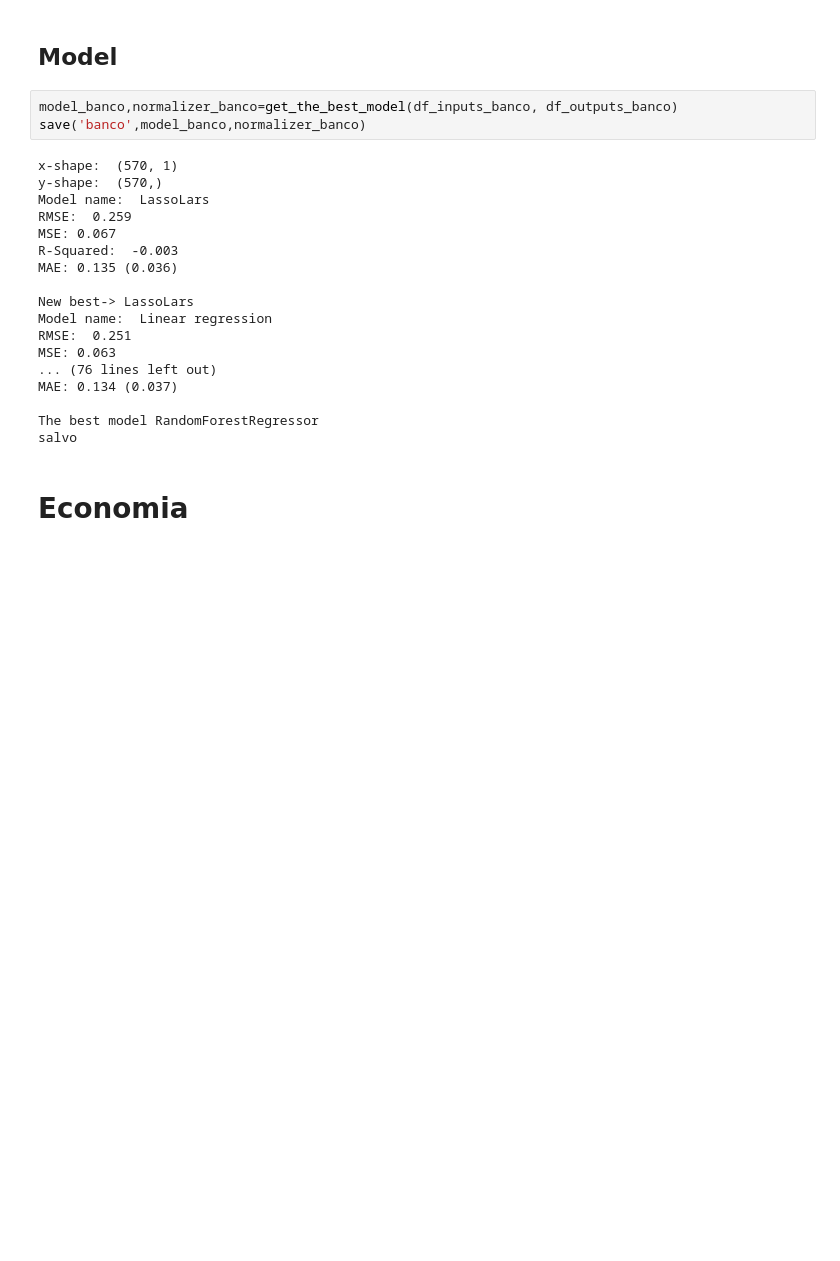
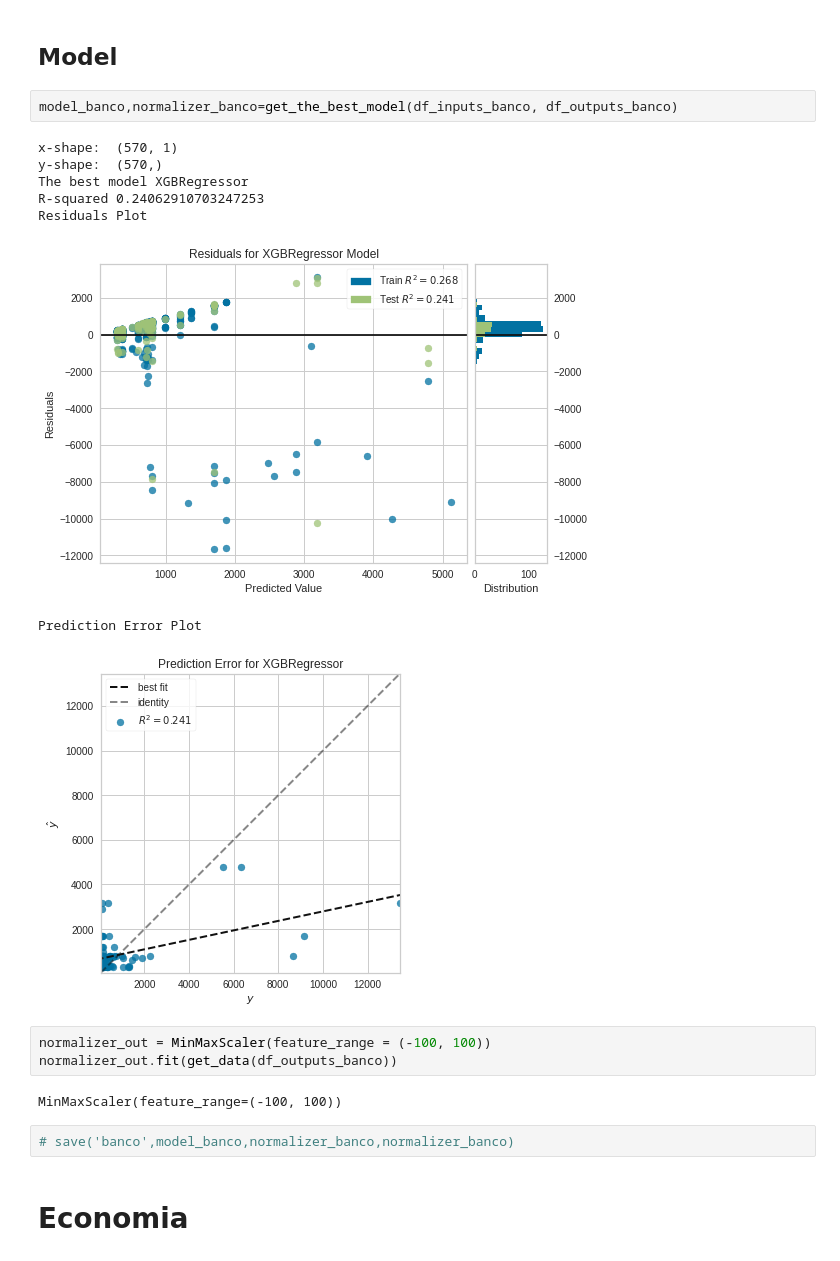
Before and after one commit to Matheus73/jogoEconomiaSensata, a Jupyter notebook: research/make_models.ipynb, the cells around one changed output. Cells and saved outputs as stored; diff of their text form; blank space fills up the shorter version.

```diff
--- a/research/make_models.ipynb
+++ b/research/make_models.ipynb
@@ -467,25 +423,22 @@ df_outputs_banco=df_outputs_banco.groupby(level=0).sum()
 ## Model
 # %%
 model_banco,normalizer_banco=get_the_best_model(df_inputs_banco, df_outputs_banco)
-save('banco',model_banco,normalizer_banco)
 # %% [output]
 x-shape:  (570, 1)
 y-shape:  (570,)
-Model name:  LassoLars
-RMSE:  0.259
-MSE: 0.067
-R-Squared:  -0.003
-MAE: 0.135 (0.036)
-
-New best-> LassoLars
-Model name:  Linear regression
-RMSE:  0.251
-MSE: 0.063
-... (76 lines left out)
-MAE: 0.134 (0.037)
-
-The best model RandomForestRegressor
-salvo
+The best model XGBRegressor
+R-squared 0.24062910703247253
+Residuals Plot
+[figure, added]
+Prediction Error Plot
+[figure, added]
+# %%
+normalizer_out = MinMaxScaler(feature_range = (-100, 100))
+normalizer_out.fit(get_data(df_outputs_banco))
+# %% [output]
+MinMaxScaler(feature_range=(-100, 100))
+# %%
+# save('banco',model_banco,normalizer_banco,normalizer_banco)
 # %% [markdown]
 # Economia
 # %% [markdown]
```
Also changed, not shown: parts of 27 cells of this notebook.
